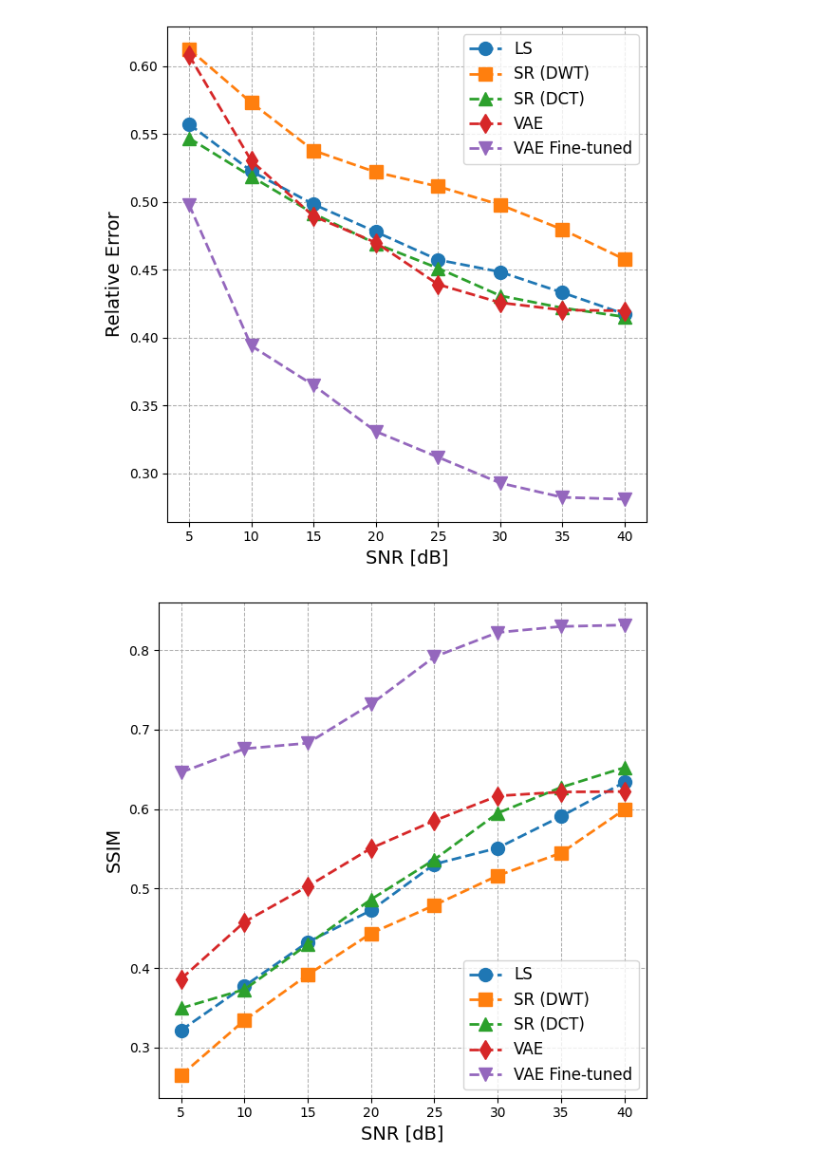
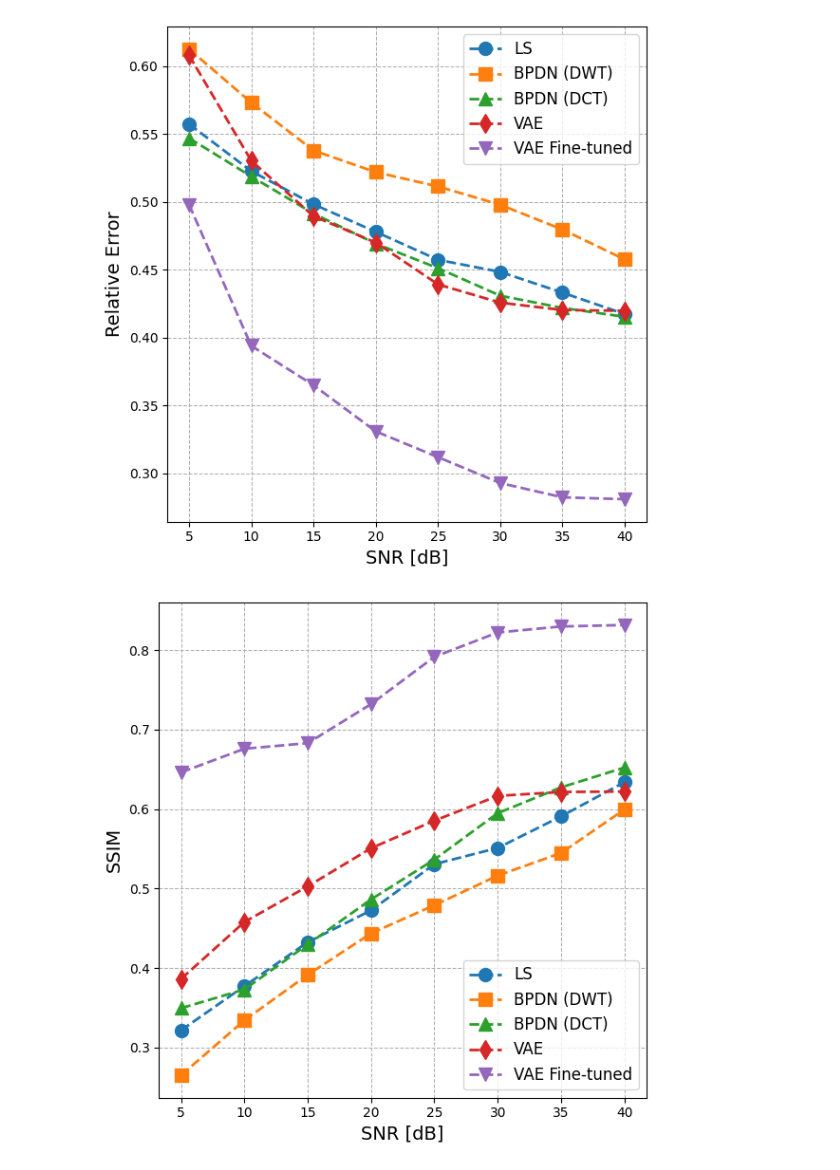
Before and after one commit to tum-esm/inventory-embeddings, a Jupyter notebook: notebooks/experiments/plot_atmospheric_inversion_snr.ipynb, the cells around one changed output. Cells and saved outputs as stored; diff of their text form; code cells hidden in the pictures.

Commit message:
Fixes Labels in SNR Plots

```diff
--- a/notebooks/experiments/plot_atmospheric_inversion_snr.ipynb
+++ b/notebooks/experiments/plot_atmospheric_inversion_snr.ipynb
@@ -29,31 +29,31 @@ gen_2048_fine_tuned = polars.read_csv(experiment_path.path / CITY / f"2048_{CITY
 # %%
 _, ax = plt.subplots(figsize=(PLOT_WIDTH, PLOT_HEIGHT))
 
 metric = "relative_error"
 
 ax.plot(least_squares["snr_db"], least_squares[metric], label="LS", marker="o", **PLOT_LINE_OPTIONS)
-ax.plot(bp_dwt["snr_db"], bp_dwt[metric], label="SR (DWT)", marker="s", **PLOT_LINE_OPTIONS)
-ax.plot(bp_dct["snr_db"], bp_dct[metric], label="SR (DCT)", marker="^", **PLOT_LINE_OPTIONS)
+ax.plot(bp_dwt["snr_db"], bp_dwt[metric], label="BPDN (DWT)", marker="s", **PLOT_LINE_OPTIONS)
+ax.plot(bp_dct["snr_db"], bp_dct[metric], label="BPDN (DCT)", marker="^", **PLOT_LINE_OPTIONS)
 ax.plot(gen_2048["snr_db"], gen_2048[metric], label="VAE", marker="d", **PLOT_LINE_OPTIONS)
 ax.plot(gen_2048_fine_tuned["snr_db"], gen_2048_fine_tuned[metric], label="VAE Fine-tuned", marker="v", **PLOT_LINE_OPTIONS)
 
 plt.xlabel("SNR [dB]", fontsize=LABEL_FONT_SIZE)
 plt.ylabel("Relative Error", fontsize=LABEL_FONT_SIZE)
 plt.legend(loc="best", fontsize=LEGEND_FONT_SIZE)
 plt.grid(True, which="both", ls="--", linewidth=GRID_LINE_WIDTH)
 
 plt.tight_layout()
 plt.savefig(gaussian_plume_snr_plot_path / f"{CITY}_{metric}.eps", format="eps", bbox_inches="tight")
 # %% [output]
-[figure, old version]
+[figure, new version]
 # %%
 _, ax = plt.subplots(figsize=(PLOT_WIDTH, PLOT_HEIGHT))
 
 metric = "ssim"
 
 ax.plot(least_squares["snr_db"], least_squares[metric], label="LS", marker="o", **PLOT_LINE_OPTIONS)
-ax.plot(bp_dwt["snr_db"], bp_dwt[metric], label="SR (DWT)", marker="s", **PLOT_LINE_OPTIONS)
-ax.plot(bp_dct["snr_db"], bp_dct[metric], label="SR (DCT)", marker="^", **PLOT_LINE_OPTIONS)
+ax.plot(bp_dwt["snr_db"], bp_dwt[metric], label="BPDN (DWT)", marker="s", **PLOT_LINE_OPTIONS)
+ax.plot(bp_dct["snr_db"], bp_dct[metric], label="BPDN (DCT)", marker="^", **PLOT_LINE_OPTIONS)
 ax.plot(gen_2048["snr_db"], gen_2048[metric], label="VAE", marker="d", **PLOT_LINE_OPTIONS)
 ax.plot(gen_2048_fine_tuned["snr_db"], gen_2048_fine_tuned[metric], label="VAE Fine-tuned", marker="v", **PLOT_LINE_OPTIONS)
 
@@ -65,4 +65,4 @@ plt.grid(True, which="both", ls="--", linewidth=GRID_LINE_WIDTH)
 plt.tight_layout()
 plt.savefig(gaussian_plume_snr_plot_path / f"{CITY}_{metric}.eps", format="eps", bbox_inches="tight")
 # %% [output]
-[figure, old version]
+[figure, new version]
```
